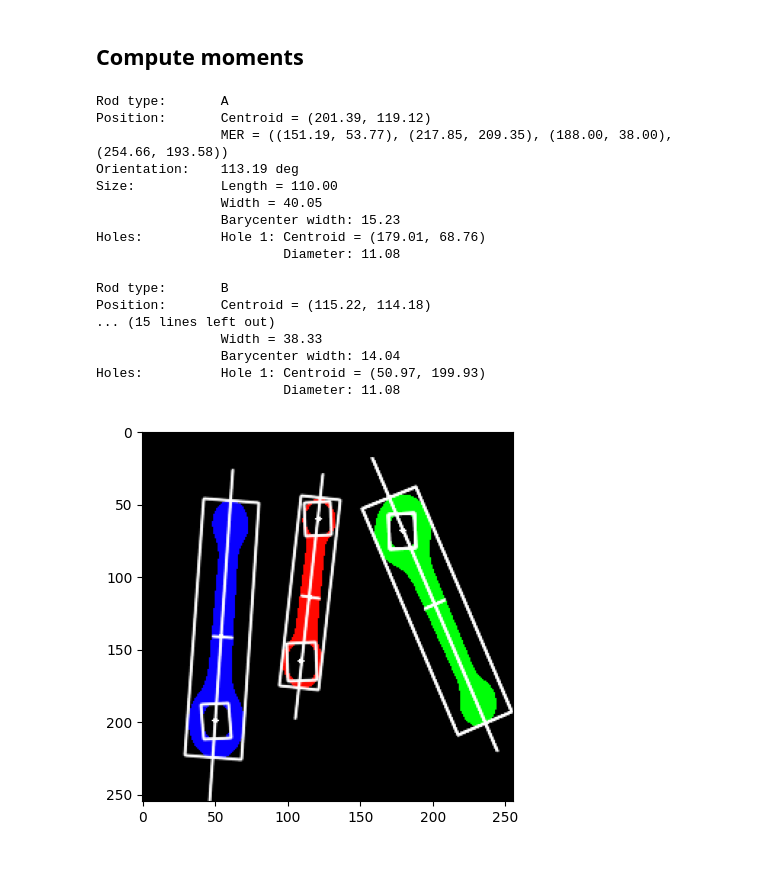
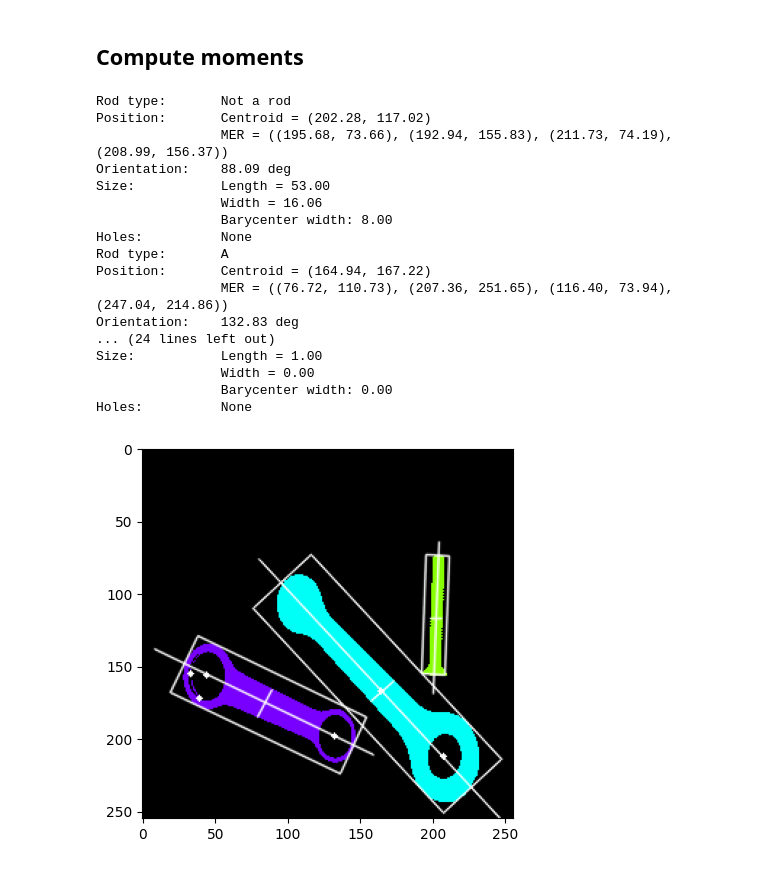
Before and after one commit to matteoperiani2/rod_analysis, a Jupyter notebook: project.ipynb, the cells around one changed output. Saved outputs shown, nothing was run; the diff lists cells and outputs as text; code cells hidden in the pictures.

```diff
--- a/project.ipynb
+++ b/project.ipynb
@@ -13,7 +13,7 @@ from scipy.spatial import distance as dist
 ## Import image
 Import first image
 # %%
-img_path = "./images/task1/TESI00.BMP"
+img_path = "./images/task2/task21/TESI44.BMP"
 img = cv2.imread(img_path, cv2.IMREAD_GRAYSCALE)
 # %% [markdown]
 Apply median blur filter severl times to remove disturbing dust and refine edges
@@ -44,7 +44,7 @@ num_labels, labels, stats, centroids = cv2.connectedComponentsWithStats(binarize
 label_hue = np.uint8(179 * labels / np.max(labels))
 blank_ch = 255 * np.ones_like(label_hue)
 labeled_img = cv2.merge([label_hue, blank_ch, blank_ch])
-labeled_img = cv2.cvtColor(labeled_img, cv2.COLOR_HSV2BGR)
+labeled_img = cv2.cvtColor(labeled_img, cv2.COLOR_HSV2RGB)
 labeled_img[label_hue == 0] = 0
 
 plt.imshow(labeled_img)
@@ -77,7 +77,18 @@ for i in range(1, num_labels):
 
     holes.append(c_holes)
 
-raw_hole_img = labeled_img.copy()
+    contours, _ = cv2.findContours(component, cv2.RETR_EXTERNAL, cv2.CHAIN_APPROX_NONE)
+    area = cv2.contourArea()  # Area of first contour
+    perimeter = cv2.arcLength(contours[0], True)  # Perimeter of first contour
+
+    # if the object not contains holes, it is removed from the image
+    if len(c_holes) == 0:
+        labels[component == 255] = 0
+        labeled_img[component == 255] = 0 # just for visualization purpose
+
+
+
+draw_hole_img = labeled_img.copy()
 for c_hole in holes:
     for hole in c_hole:
         draw_hole_img = cv2.circle(draw_hole_img, np.rint(hole[0]).astype(int),  round(hole[1]), (255,255,255), 2)
@@ -278,17 +289,8 @@ for i in range(1, num_labels):
         moments_c = cv2.moments(component_c, True)
         theta_c = compute_theta(moments_c)
 
-        mer_c, length_c, width_c = find_mer(component_c, theta_c, centroids_c[j])
-
         # draw centroids
         cv2.circle(labeled_img, (int(centroids_c[j][0]), int(centroids_c[j][1])), 2, (255, 255, 255), -1)
-
-        # draw mer
-        v1, v2, v3, v4 = mer_c[0], mer_c[1], mer_c[2], mer_c[3]
-        cv2.line(labeled_img, (int(v1[0]), int(v1[1])), (int(v3[0]), int(v3[1])), (255, 255, 255), 1, cv2.LINE_AA)
-        cv2.line(labeled_img, (int(v2[0]), int(v2[1])), (int(v1[0]), int(v1[1])), (255, 255, 255), 1, cv2.LINE_AA)
-        cv2.line(labeled_img, (int(v3[0]), int(v3[1])), (int(v4[0]), int(v4[1])), (255, 255, 255), 1, cv2.LINE_AA)
-        cv2.line(labeled_img, (int(v4[0]), int(v4[1])), (int(v2[0]), int(v2[1])), (255, 255, 255), 1, cv2.LINE_AA)
 
     bar_points, bar_width = get_barycenter_width(component, theta, centroids[i])
 
@@ -299,47 +301,47 @@ for i in range(1, num_labels):
     v1, v2, v3, v4 = mer[0], mer[1], mer[2], mer[3]
     cv2.line(labeled_img, (int(v1[0]), int(v1[1])), (int(v3[0]), int(v3[1])), (255, 255, 255), 1, cv2.LINE_AA)
     cv2.line(labeled_img, (int(v2[0]), int(v2[1])), (int(v1[0]), int(v1[1])), (255, 255, 255), 1, cv2.LINE_AA)
     cv2.line(labeled_img, (int(v3[0]), int(v3[1])), (int(v4[0]), int(v4[1])), (255, 255, 255), 1, cv2.LINE_AA)
     cv2.line(labeled_img, (int(v4[0]), int(v4[1])), (int(v2[0]), int(v2[1])), (255, 255, 255), 1, cv2.LINE_AA)
 
     # draw orentation axis
     length = int(length * 1.3 / 2)
     alpha = -math.sin(theta)
     beta = math.cos(theta)
 
     p1 = (int(centroids[i][0] + length * beta),
           int(centroids[i][1] + length * alpha))
 
     p2 = (int(centroids[i][0] - length * beta),
           int(centroids[i][1] - length * alpha))
 
     cv2.line(labeled_img, (p1[0], p1[1]), (p2[0], p2[1]), (255, 255, 255), 1, cv2.LINE_AA)
 
     # draw baricentre width
     p1, p2 = bar_points[0], bar_points[1]
 
     cv2.line(labeled_img, (p1[0], p1[1]), (p2[0], p2[1]), (255, 255, 255), 1, cv2.LINE_AA)
 
     print_rod_info(centroids[i], mer, theta, length, width, bar_width, holes, i-1)
 
 plt.imshow(labeled_img)
 plt.show()
 # %% [output]
+Rod type:       Not a rod
+Position:       Centroid = (202.28, 117.02)
+                MER = ((195.68, 73.66), (192.94, 155.83), (211.73, 74.19), (208.99, 156.37))
+Orientation:    88.09 deg
+Size:           Length = 53.00
+                Width = 16.06
+                Barycenter width: 8.00
+Holes:          None
 Rod type:       A
-Position:       Centroid = (201.39, 119.12)
-                MER = ((151.19, 53.77), (217.85, 209.35), (188.00, 38.00), (254.66, 193.58))
-Orientation:    113.19 deg
-Size:           Length = 110.00
-                Width = 40.05
-                Barycenter width: 15.23
-Holes:          Hole 1: Centroid = (179.01, 68.76)
-                        Diameter: 11.08
-
-Rod type:       B
-Position:       Centroid = (115.22, 114.18)
-... (15 lines left out)
-                Width = 38.33
-                Barycenter width: 14.04
-Holes:          Hole 1: Centroid = (50.97, 199.93)
-                        Diameter: 11.08
+Position:       Centroid = (164.94, 167.22)
+                MER = ((76.72, 110.73), (207.36, 251.65), (116.40, 73.94), (247.04, 214.86))
+Orientation:    132.83 deg
+... (24 lines left out)
+Size:           Length = 1.00
+                Width = 0.00
+                Barycenter width: 0.00
+Holes:          None
-[figure, old version]
+[figure, new version]
```
Also changed, not shown: parts of 4 cells of this notebook.
